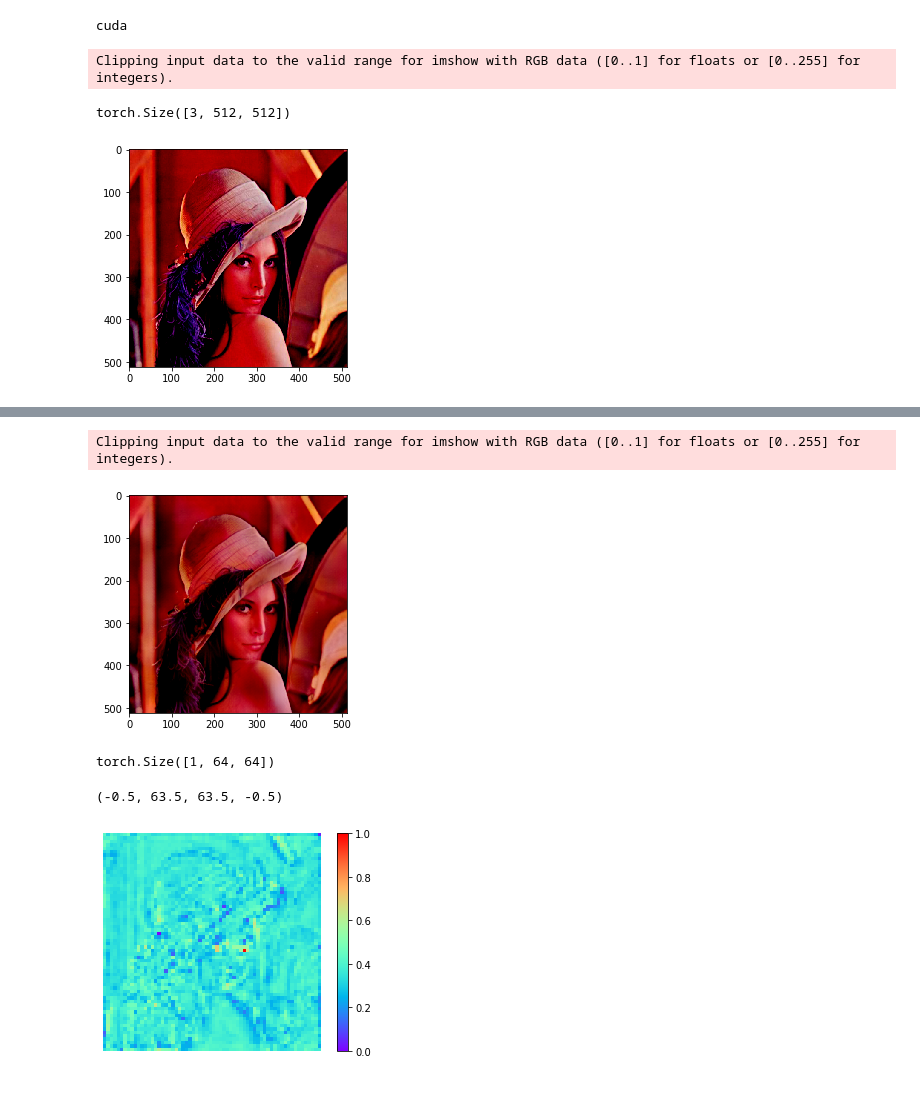
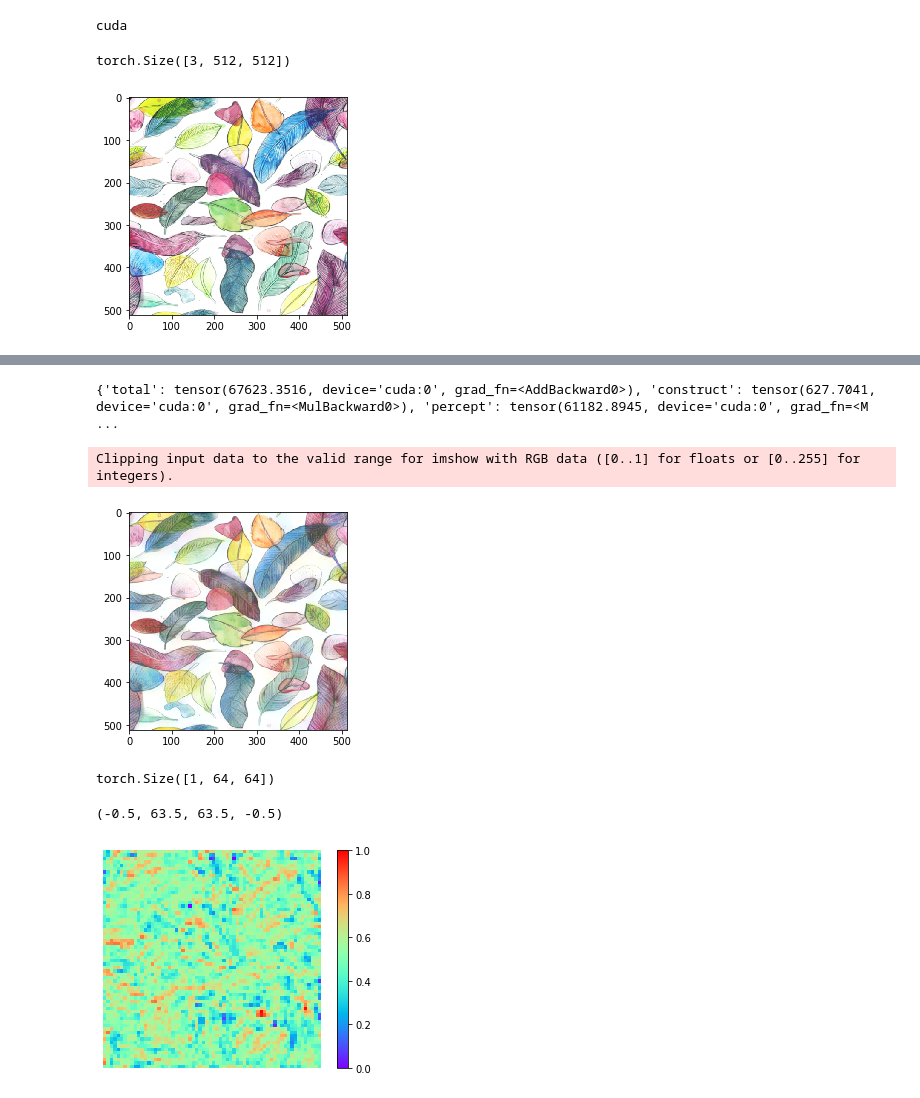
Before and after one commit to dehezhang2/style-transfer-with-style-attention, a Jupyter notebook: test.ipynb, the cells around one changed output, grey strips where cells are left out. Drawn from its saved outputs; the diff is of its cells as text; code cells hidden in the pictures.

```diff
--- a/test.ipynb
+++ b/test.ipynb
@@ -26,12 +26,20 @@ from net.aams import AttentionNet, Encoder, Decoder, SelfAttention
 # %%
 parser = argparse.ArgumentParser()
 # Basic options
-parser.add_argument('--content_image', type=str, default='./datasets/test/content/lenna_cropped.jpg',
+parser.add_argument('--content_image', type=str, default='./datasets/test/content/1.jpg',
                     help='Directory path to a batch of content images')
 parser.add_argument('--style_image', type=str, default='./datasets/test/style/candy.jpg',
                     help='Directory path to a batch of style images')
-parser.add_argument('--model', type=str,
+
+parser.add_argument('--attn_model', type=str, default='models/content/',
                     help='Directory path to a batch of style images')
+parser.add_argument('--decoder_model', type=str, default='models/style/',
+                    help='Directory path to a batch of style images')
+
+parser.add_argument('--save_dir', type=str, default='test_result/attention',
+                    help='Directory path to a batch of style images')
+# parser.add_argument('--model', type=str, default='models/content/',
+#                     help='Directory path to a batch of style images')
 args = parser.parse_args('')
 # %%
 device = torch.device("cuda" if torch.cuda.is_available() else "cpu")
@@ -53,9 +61,15 @@ def test_transform():
         transforms.Normalize((_R_MEAN/255.0, _G_MEAN/255.0, _B_MEAN/255.0), (0.5, 0.5, 0.5))
     ])
     return transform
-
+def test_transform_inv():
+    transform = transforms.Compose([
+        transforms.Normalize((0, 0, 0), (2, 2, 2)),
+        transforms.Normalize((-_R_MEAN/255.0, -_G_MEAN/255.0, -_B_MEAN/255.0), (1, 1, 1))
+    ])
+    return transform
 content_tf = test_transform()
-content = content_tf(Image.open('./datasets/test/content/lenna_cropped.jpg'))
+content_tf_inv = test_transform_inv()
+content = content_tf(Image.open('./datasets/test/style/feathers.jpg').convert('RGB'))
 print(content.shape)
 
 import matplotlib.pyplot as plt
@@ -66,16 +80,15 @@ def imshow(img):
     npimg = img.numpy()
     plt.imshow(np.transpose(npimg, (1, 2, 0)))
 
-imshow(torchvision.utils.make_grid(content))
+imshow(torchvision.utils.make_grid(content_tf_inv(content)))
 # %% [output]
-Clipping input data to the valid range for imshow with RGB data ([0..1] for floats or [0..255] for integers).
+torch.Size([3, 512, 512])
-torch.Size([3, 512, 512])
-[figure, old version]
+[figure, new version]
 # %%
 decoder = Decoder()
-decoder.load_state_dict(torch.load('models/content/' + 'decoder_iter_80000.pth'))
+decoder.load_state_dict(torch.load(args.decoder_model + 'decoder_iter_80000.pth'))
 attn = SelfAttention()
-attn.load_state_dict(torch.load('models/content/' + 'attention_kernel_iter_80000.pth'))
+attn.load_state_dict(torch.load(args.attn_model + 'attention_kernel_iter_80000.pth'))
 
 state_dict = decoder.state_dict()
 for key in state_dict.keys():
@@ -114,15 +127,19 @@ AttentionNet(
 content = torch.stack([content], dim = 0)
 content = content.to(device)
 # %%
-_, content_result, attn_map = model(content)
+loss, content_result, attn_map = model(content)
+print(loss)
+# %% [output]
+{'total': tensor(67623.3516, device='cuda:0', grad_fn=<AddBackward0>), 'construct': tensor(627.7041, device='cuda:0', grad_fn=<MulBackward0>), 'percept': tensor(61182.8945, device='cuda:0', grad_fn=<M ...
 # %%
 def imshow_recon(img):
     npimg = img.detach().numpy()
     plt.imshow(np.transpose(npimg, (1, 2, 0)))
+content_result = content_tf_inv(content_result[0])
 imshow_recon(torchvision.utils.make_grid(content_result.cpu()))
 # %% [output]
 Clipping input data to the valid range for imshow with RGB data ([0..1] for floats or [0..255] for integers).
-[figure, old version]
+[figure, new version]
 # %%
 channel_num = attn_map.size()[1]
 mean_sal = torch.mean(attn_map, 1, False)
@@ -136,7 +153,7 @@ plt.axis('off')
 # %% [output]
 torch.Size([1, 64, 64])
 (-0.5, 63.5, 63.5, -0.5)
-[figure, old version]
+[figure, new version]
 # %%
 def truncated_normal_(tensor, mean=0, std=1):
     size = tensor.shape
```
Also changed, not shown: parts of 1 cell of this notebook, 13 other files.
